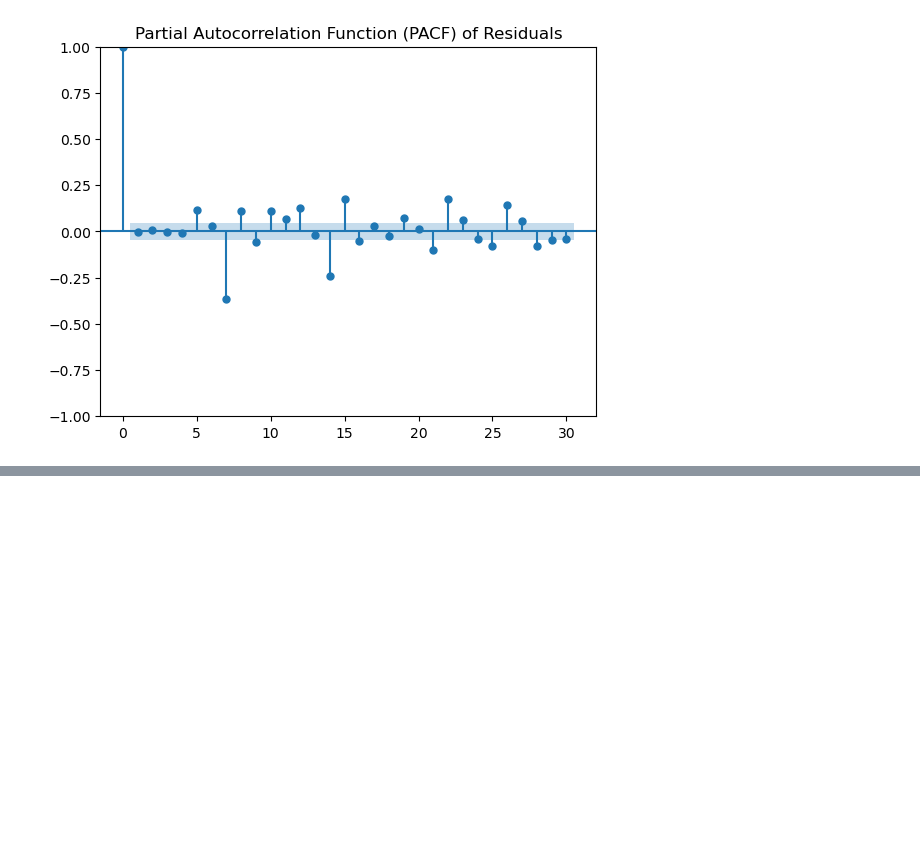
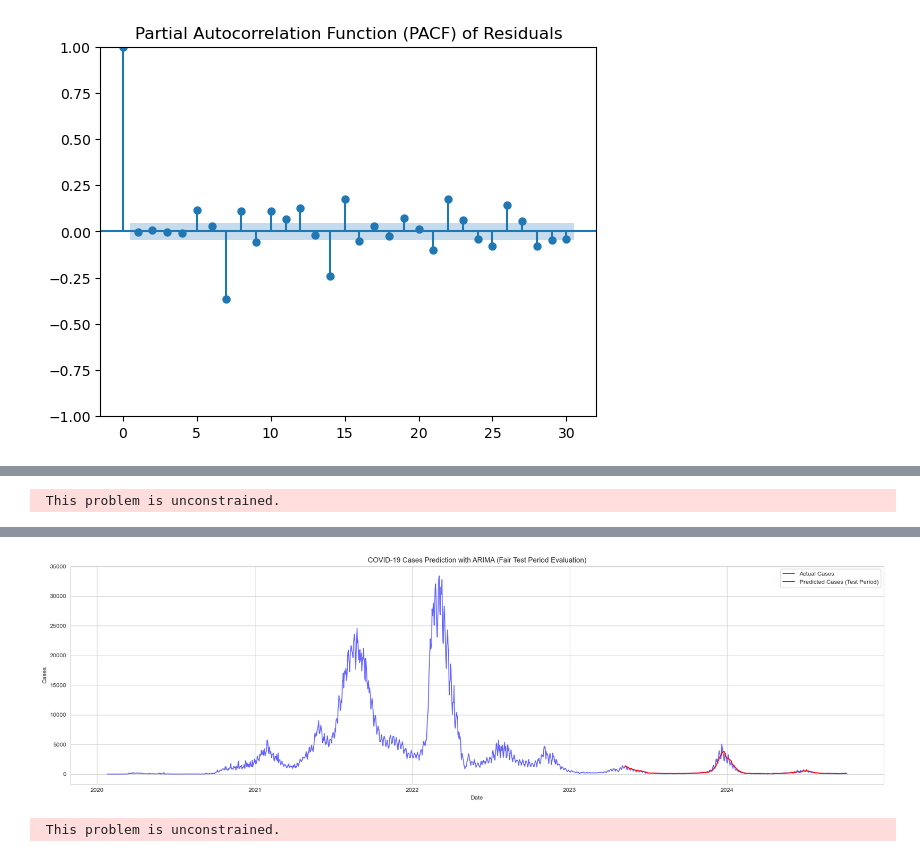
Before and after one commit to nursahiraa/fyp, a Jupyter notebook: dataSpell/fyp-master/notebooks/ARIMA.ipynb, the cells around one changed output, grey strips where cells are left out. Cells and saved outputs as stored; diff of their text form; code cells hidden in the pictures; blank space fills up the shorter version.

Commit message:
updated ARIMA model

```diff
--- a/dataSpell/fyp-master/notebooks/ARIMA.ipynb
+++ b/dataSpell/fyp-master/notebooks/ARIMA.ipynb
@@ -441,0 +455,77 @@ plt.show()
+# %%
+import numpy as np
+import pandas as pd
+import matplotlib.pyplot as plt
+import statsmodels.api as sm
+from sklearn.preprocessing import MinMaxScaler
+from sklearn.metrics import mean_absolute_error, mean_squared_error
+
+# Step 1: Apply smoothing without dropping rows
+df_grouped['cases_new_smoothed'] = df_grouped['cases_new'].rolling(window=7).mean().fillna(method='bfill')
+
+# Step 2: Define Train-Test Split (Test = Last 30%)
+train_size = int(len(df_grouped) * 0.7)
+train, test = df_grouped.iloc[:train_size], df_grouped.iloc[train_size:]
+
+# Step 3: Fit SARIMA Model on the **Entire Dataset**
+model = sm.tsa.statespace.SARIMAX(df_grouped['cases_new_smoothed'],
+                                  order=(1,1,1),
+                                  seasonal_order=(0,1,1,12))
+results = model.fit()
+
+print(results.summary())
+
+# Step 4: Ensure predictions are made only on the **Test Period**
+start_date = test.index[0]  # Start at first test index (NOT full dataset start)
+end_date = test.index[-1]   # End at last test index (NOT full dataset end)
+
+# Step 5: Predict only for the **Test Period**
+test['forecast'] = results.predict(start=start_date, end=end_date)
+
+# Step 6: Plot Actual vs Predicted for **Test Period**
+plt.figure(figsize=(20, 6))
+plt.plot(df_grouped.index, df_grouped['cases_new'], label='Actual Cases', color='blue', alpha=0.6)
+plt.plot(test.index, test['forecast'], label='Predicted Cases (Test Period)', color='red')
+plt.title('COVID-19 Cases Prediction with ARIMA (Fair Test Period Evaluation)')
+plt.xlabel('Date')
+plt.ylabel('Cases')
+plt.legend()
+plt.tight_layout()
+plt.show()
+
+# Step 7: Scale the cases_new column for a scaled ARIMA model
+scaler = MinMaxScaler(feature_range=(0, 1))
+df_grouped['cases_new_scaled'] = scaler.fit_transform(df_grouped[['cases_new']])
+
+# Step 8: Fit the ARIMA model on the scaled data
+model_scaled = sm.tsa.statespace.SARIMAX(df_grouped['cases_new_scaled'],
+                                         order=(0,1,1),
+                                         seasonal_order=(0,1,1,12))
+results_scaled = model_scaled.fit()
+
+# Step 9: Generate scaled predictions for the **Test Period**
+test['forecast_scaled'] = results_scaled.predict(start=start_date, end=end_date)
+
+# Step 10: Inverse transform predictions back to original scale
+test['forecast_scaled_inverse'] = scaler.inverse_transform(test[['forecast_scaled']])
+
+# Step 11: Calculate Error Metrics on **Test Set Only**
+mae = mean_absolute_error(test['cases_new'], test['forecast'])
+mse = mean_squared_error(test['cases_new'], test['forecast'])
+rmse = np.sqrt(mse)
+
+print(f"Mean Absolute Error (MAE) for ARIMA: {mae}")
+print(f"Mean Squared Error (MSE) for ARIMA: {mse}")
+print(f"Root Mean Squared Error (RMSE) for ARIMA: {rmse}")
+
+# # Calculate ARIMA metrics only on train data (70%) to match the other models
+# train['forecast'] = results.predict(start=train.index[0], end=train.index[-1])
+#
+# mae_arima_train = mean_absolute_error(train['cases_new'], train['forecast'])
+# mse_arima_train = mean_squared_error(train['cases_new'], train['forecast'])
+# rmse_arima_train = np.sqrt(mse_arima_train)
+#
+# print(f"ARIMA (Train Data Only) - MAE: {mae_arima_train}")
+# print(f"ARIMA (Train Data Only) - MSE: {mse_arima_train}")
+# print(f"ARIMA (Train Data Only) - RMSE: {rmse_arima_train}")
+# %% [output]
@@ -441,0 +542 @@ plt.show()
+ This problem is unconstrained.
@@ -441,0 +560,2 @@ plt.show()
+[figure, added]
+ This problem is unconstrained.
```
Also changed, not shown: parts of 5 cells of this notebook.
